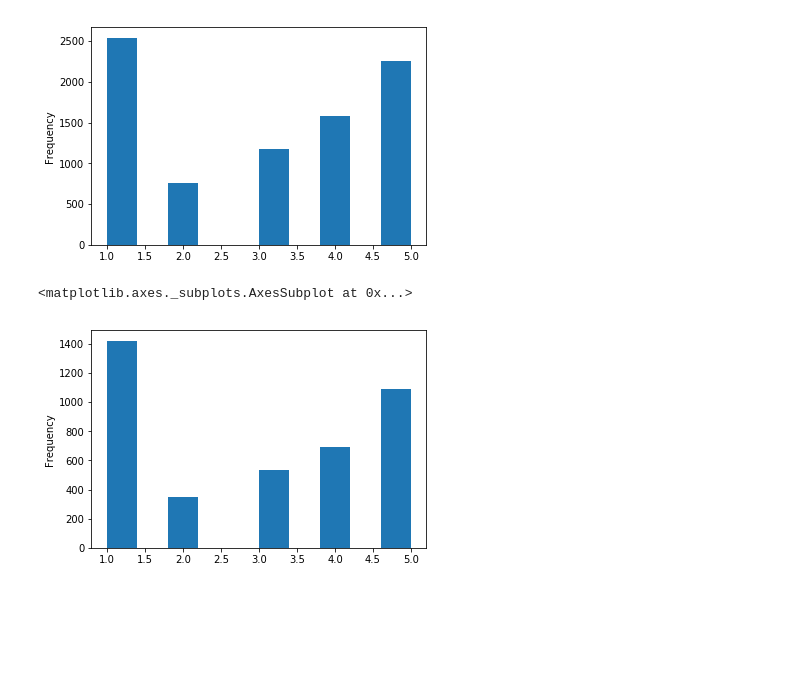
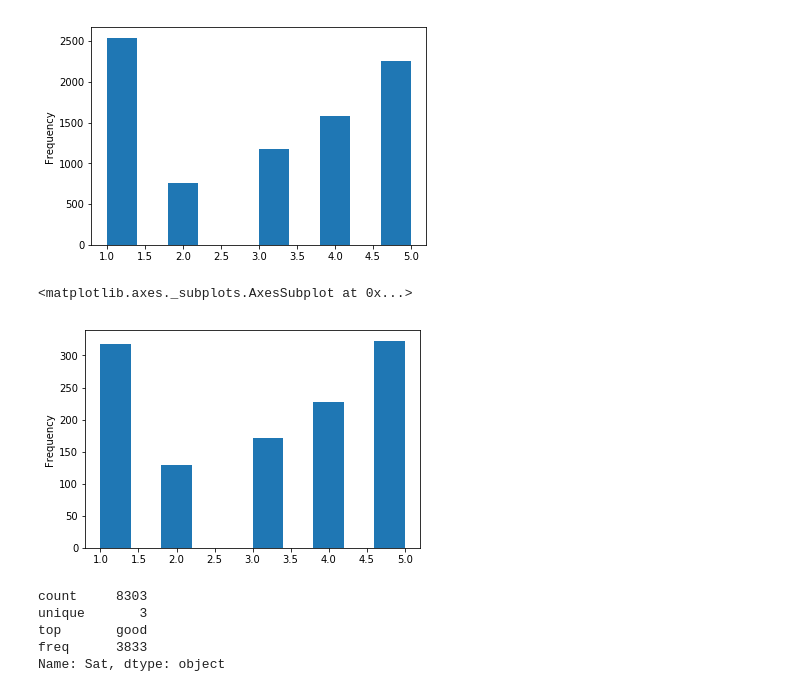
Before and after one commit to chinm0818/WebMDScrape, a Jupyter notebook: datas/Drug review analysis.ipynb, the cells around one changed output. Cells and saved outputs as stored; diff of their text form; code cells hidden in the pictures; blank space fills up the shorter version.

```diff
--- a/datas/Drug review analysis.ipynb
+++ b/datas/Drug review analysis.ipynb
@@ -412,7 +433,7 @@ Drugs.satisfaction.plot.hist() # this should have been your first plot
 <matplotlib.axes._subplots.AxesSubplot at 0x...>
 [figure]
 # %%
-cymbalta.satisfaction.plot.hist()
+pristiq.satisfaction.plot.hist()
 # %% [output]
 <matplotlib.axes._subplots.AxesSubplot at 0x...>
-[figure, old version]
+[figure, new version]
@@ -418,0 +449,8 @@ cymbalta.satisfaction.plot.hist()
+# %%
+Drugs.Sat.describe()
+# %% [output]
+count     8303
+unique       3
+top       good
+freq      3833
+Name: Sat, dtype: object
```
Also changed, not shown: parts of 68 cells of this notebook, 2 other files.
